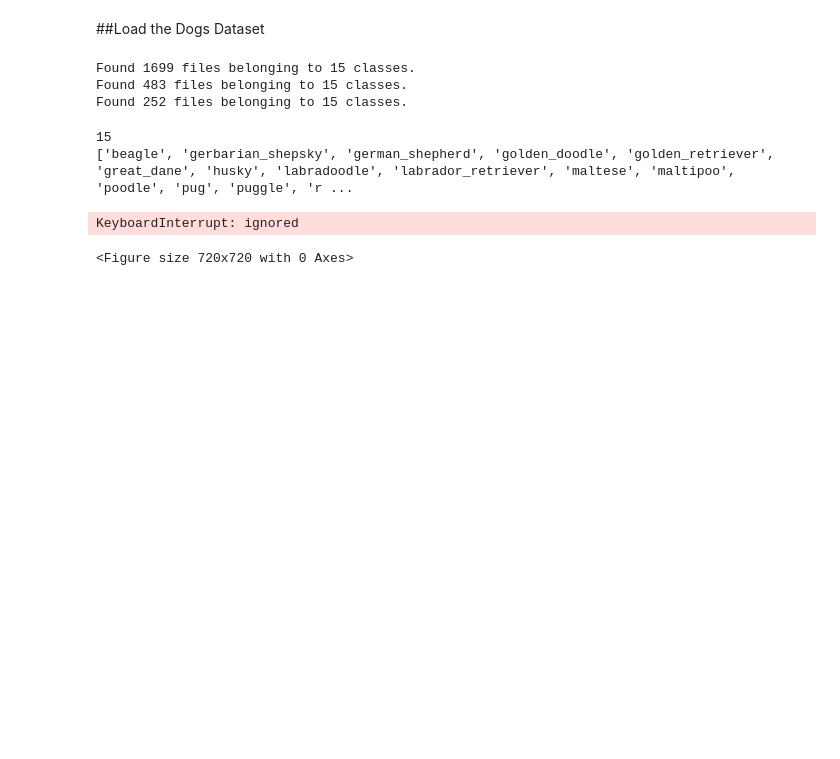
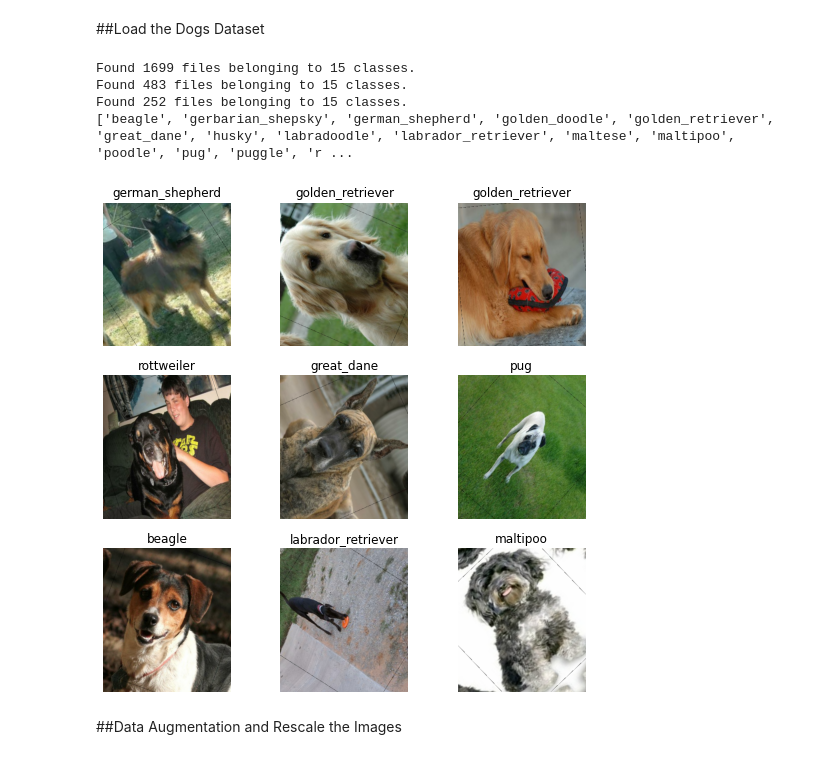
Before and after one commit to vinx-2105/Artificial_Neural_Networks_Labs, a Jupyter notebook: ANN_Lab1.ipynb, the cells around one changed output. Saved outputs shown, nothing was run; the diff lists cells and outputs as text; code cells hidden in the pictures; blank space fills up the shorter version.

```diff
--- a/ANN_Lab1.ipynb
+++ b/ANN_Lab1.ipynb
@@ -486,25 +486,38 @@ test_ds = tf.keras.preprocessing.image_dataset_from_directory(
   image_size=(img_height, img_width),
   batch_size=batch_size
 )
+
+class_names = train_ds.class_names
+num_classes = len(class_names)
+print(class_names)
+
+AUTOTUNE = tf.data.experimental.AUTOTUNE
+
+data_augmentation = tf.keras.Sequential([
+  tf.keras.layers.experimental.preprocessing.RandomFlip('horizontal'),
+  tf.keras.layers.experimental.preprocessing.RandomRotation(0.2),
+])
+
+
+train_ds = train_ds.map(lambda x, y: (data_augmentation(x, training=True), y), num_parallel_calls=AUTOTUNE)
+
+
+train_ds = train_ds.map(lambda x, y: (x, tf.one_hot(y, depth=num_classes)))
+valid_ds = valid_ds.map(lambda x, y: (x, tf.one_hot(y, depth=num_classes)))
+test_ds = test_ds.map(lambda x, y: (x, tf.one_hot(y, depth=num_classes)))
 # %% [output]
 Found 1699 files belonging to 15 classes.
 Found 483 files belonging to 15 classes.
 Found 252 files belonging to 15 classes.
+['beagle', 'gerbarian_shepsky', 'german_shepherd', 'golden_doodle', 'golden_retriever', 'great_dane', 'husky', 'labradoodle', 'labrador_retriever', 'maltese', 'maltipoo', 'poodle', 'pug', 'puggle', 'r ...
-# %%
-class_names = train_ds.class_names
-print(len(class_names))
-print(class_names)
-# %% [output]
-15
-['beagle', 'gerbarian_shepsky', 'german_shepherd', 'golden_doodle', 'golden_retriever', 'great_dane', 'husky', 'labradoodle', 'labrador_retriever', 'maltese', 'maltipoo', 'poodle', 'pug', 'puggle', 'r ...
 # %%
-plt.figure(figsize=(10, 10))
+#visualise the data
+plt.figure(figsize=(9, 9))
 for images, labels in train_ds.take(1):
-  for i in range(15):
-    ax = plt.subplot(5, 3, i + 1)
+  for i in range(9):
+    ax = plt.subplot(3, 3, i + 1)
     plt.imshow(images[i].numpy().astype("uint8"))
-    plt.title(class_names[labels[i]])
+    plt.title(class_names[tf.argmax(labels[i], axis=0)])
     plt.axis("off")
 # %% [output]
-KeyboardInterrupt: ignored
-<Figure size 720x720 with 0 Axes>
+[figure, added]
@@ -510,0 +534,2 @@ KeyboardInterrupt: ignored
+# %% [markdown]
+##Data Augmentation and Rescale the Images
```
Also changed, not shown: parts of 14 cells of this notebook.
